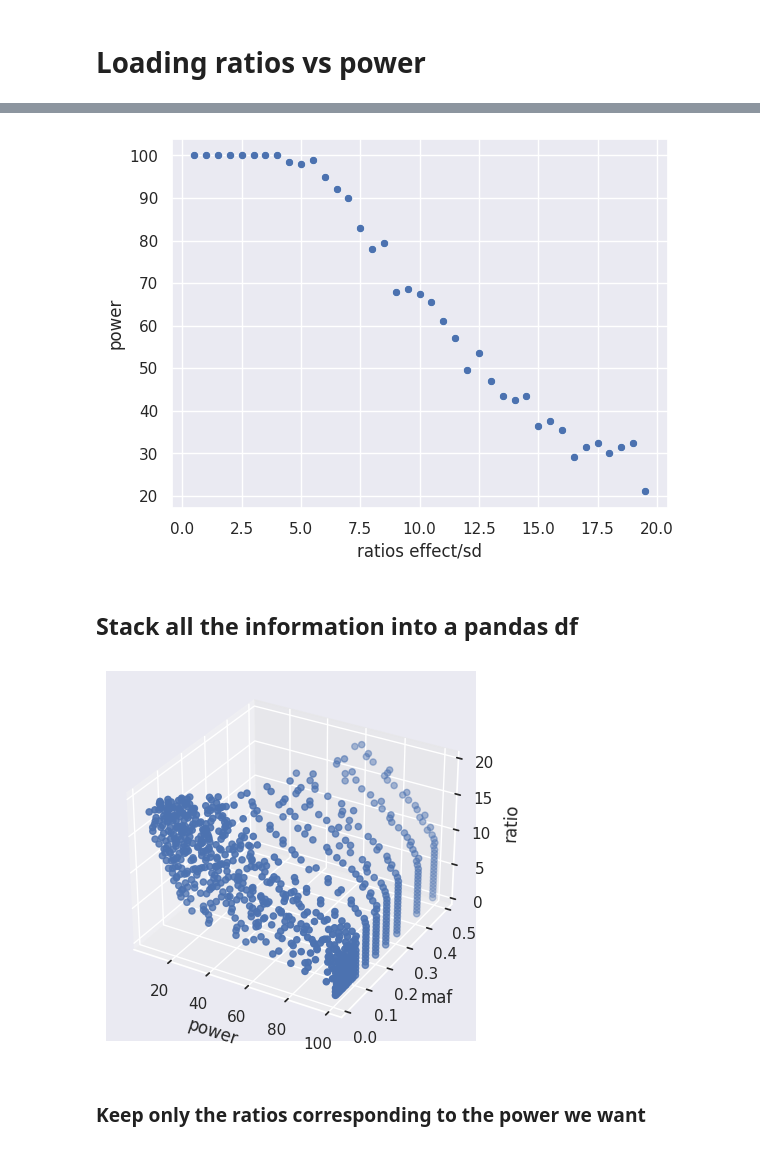
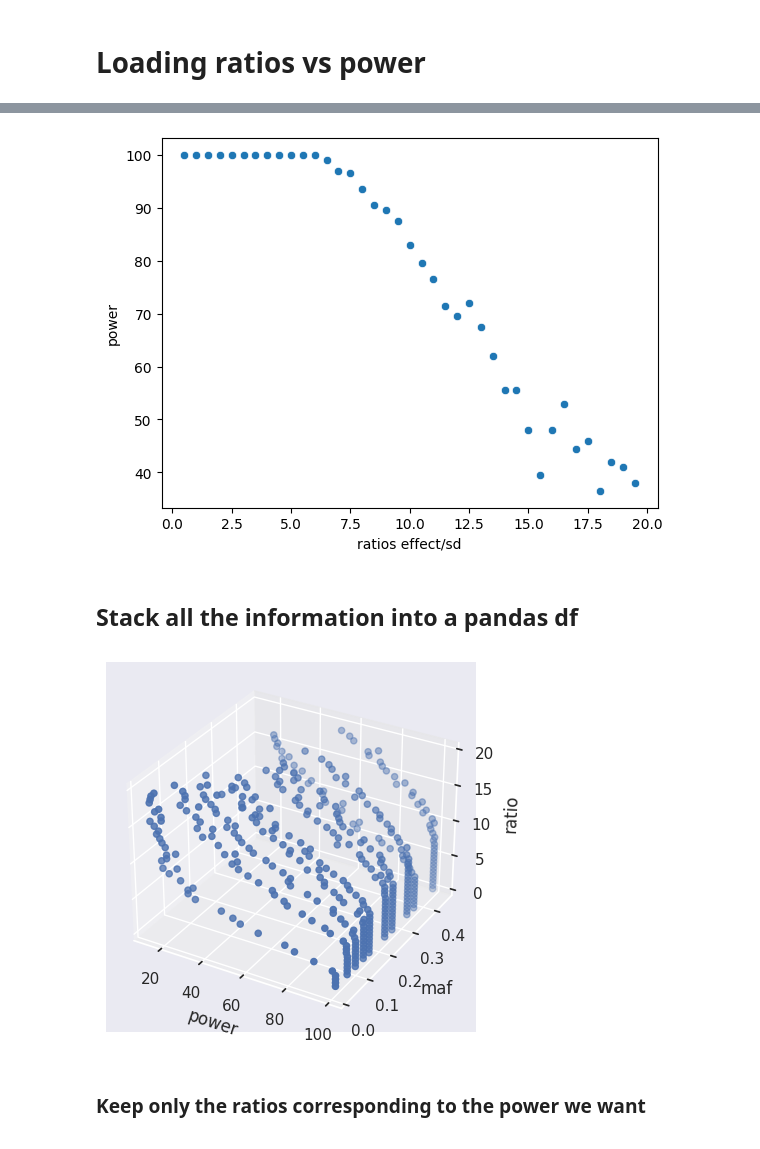
Before and after one commit to mat2m10/powercontrol, a Jupyter notebook: 03_Finding_Ratio_effect_VS_standard_deviation.ipynb, the cells around one changed output, grey strips where cells are left out. Drawn from its saved outputs; the diff is of its cells as text; code cells hidden in the pictures.

Commit message:
powercontrol

```diff
--- a/03_Finding_Ratio_effect_VS_standard_deviation.ipynb
+++ b/03_Finding_Ratio_effect_VS_standard_deviation.ipynb
@@ -170,4 +194,4 @@ pd.DataFrame(data = dic_of_mafs).to_pickle("./data/df_ratio_vs_power.pkl")
 # %% [markdown]
 # Loading ratios vs power
 # %%
-df_ratios_power = pd.read_pickle("./data/df_ratio_vs_power.pkl")
+df_ratios_power = pd.read_pickle("./df_ratio_vs_power.pkl")
@@ -174,14 +218,14 @@ df_ratios_power = pd.read_pickle("./data/df_ratio_vs_power.pkl")
 # %%
 pwr = 80 # We want 80% power
 # %%
-i = 4
+i = 2
 df = pd.DataFrame()
 df['ratios effect/sd'] = df_ratios_power.index
 df['power'] = list(df_ratios_power[df_ratios_power.columns[i]])
 sns.scatterplot(data=df, x="ratios effect/sd", y="power")
 plt.show()
 # %% [output]
-[figure, old version]
+[figure, new version]
 # %% [markdown]
 ## Stack all the information into a pandas df
 # %%
@@ -215,7 +259,7 @@ ax.set_zlabel("ratio")
 ax.scatter(x, y, z)
 plt.show()
 # %% [output]
-[figure, old version]
+[figure, new version]
 # %% [markdown]
 ### Keep only the ratios corresponding to the power we want
 # %%
```
Also changed, not shown: parts of 13 cells of this notebook, 1 other file.
